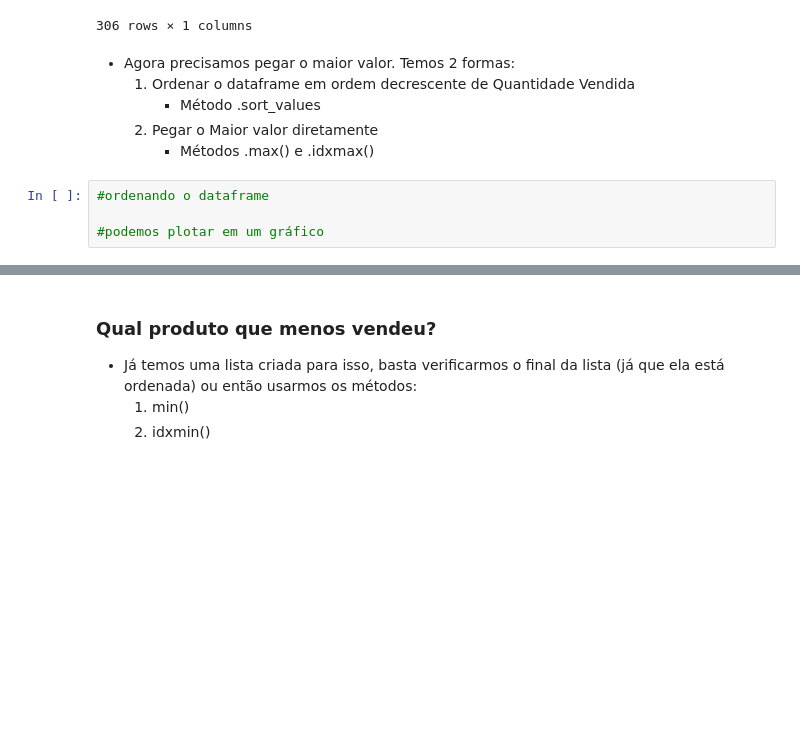
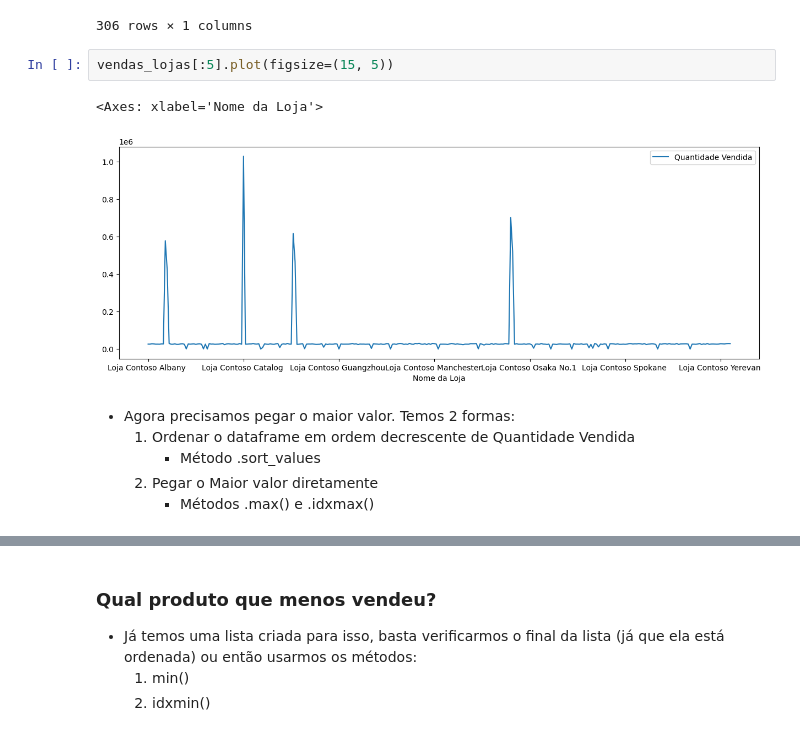
Before and after one commit to DosAnjos013/Python-projects, a Jupyter notebook: python_impressionador/Pandas/Analises e visualizacoes de dados no pandas/Arquivo Inicial.ipynb, the cells around one changed output, grey strips where cells are left out. Drawn from its saved outputs; the diff is of its cells as text; blank space fills up the shorter version.

```diff
--- a/python_impressionador/Pandas/Analises e visualizacoes de dados no pandas/Arquivo Inicial.ipynb
+++ b/python_impressionador/Pandas/Analises e visualizacoes de dados no pandas/Arquivo Inicial.ipynb
@@ -95,13 +95,14 @@ display(vendas_lojas)
 | Loja Contoso koln No.2 | 29650 |
 | Loja Contoso obamberg | 29336 |
 306 rows × 1 columns
+# %%
+vendas_lojas[:5].plot(figsize=(15, 5))
+# %% [output]
+<Axes: xlabel='Nome da Loja'>
+[figure, added]
 # %% [markdown]
 - Agora precisamos pegar o maior valor. Temos 2 formas:
     1. Ordenar o dataframe em ordem decrescente de Quantidade Vendida
         - Método .sort_values
     2. Pegar o Maior valor diretamente
         - Métodos .max() e .idxmax()
-# %%
-#ordenando o dataframe
-
-#podemos plotar em um gráfico
```
Also changed, not shown: parts of 3 cells of this notebook.
